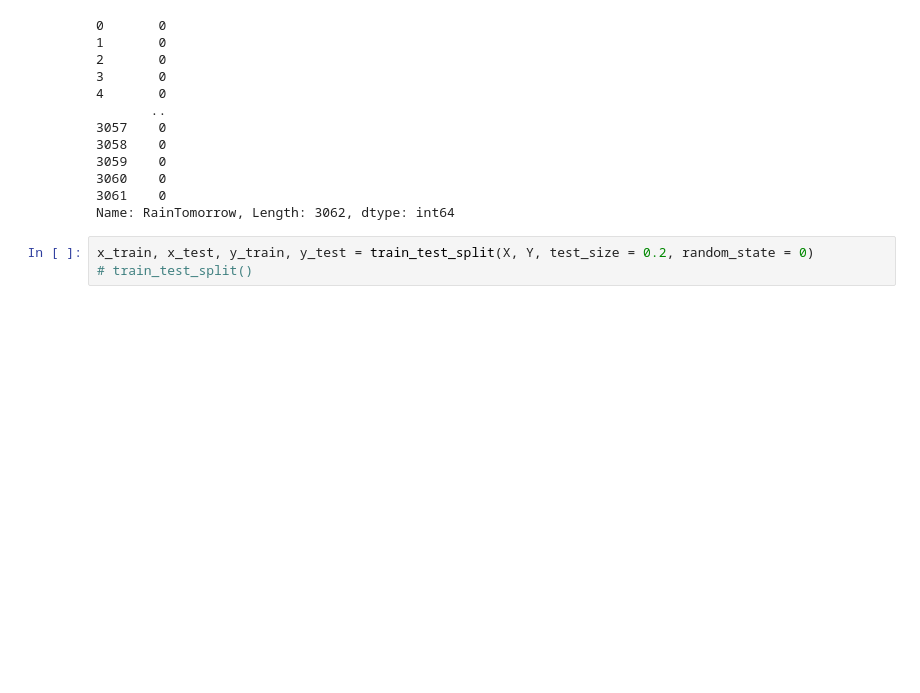
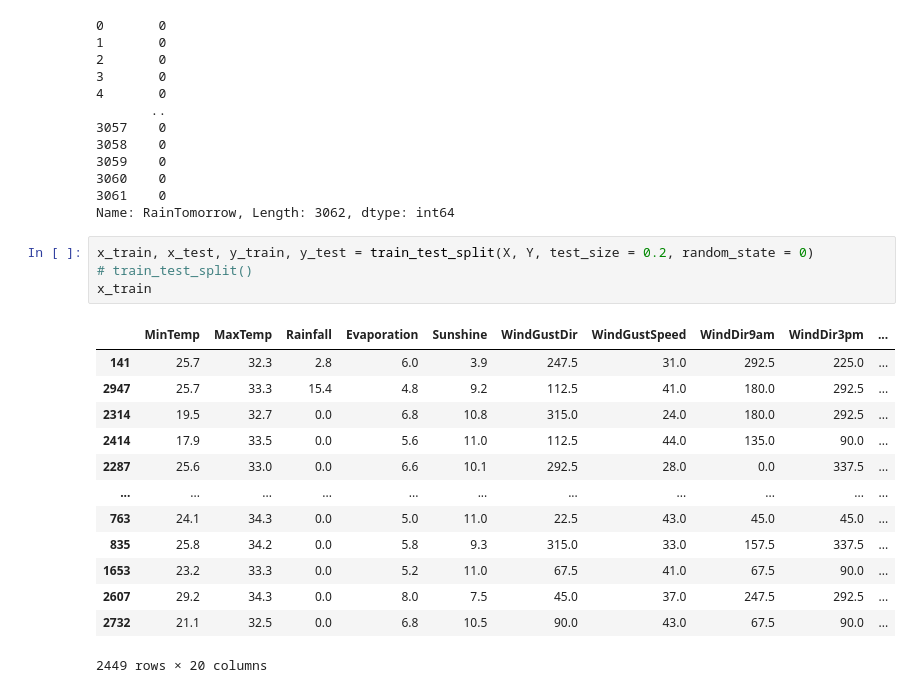
Before and after one commit to siw2009/Sabermetrics_research, a Jupyter notebook: saber.ipynb, the cells around one changed output. Cells and saved outputs as stored; diff of their text form; blank space fills up the shorter version.

```diff
--- a/saber.ipynb
+++ b/saber.ipynb
@@ -42,3 +42,18 @@ Name: RainTomorrow, Length: 3062, dtype: int64
 # %%
 x_train, x_test, y_train, y_test = train_test_split(X, Y, test_size = 0.2, random_state = 0)
 # train_test_split()
+x_train
+# %% [output]
+|  | MinTemp | MaxTemp | Rainfall | Evaporation | Sunshine | WindGustDir | WindGustSpeed | WindDir9am | WindDir3pm | ... |
+| 141 | 25.7 | 32.3 | 2.8 | 6.0 | 3.9 | 247.5 | 31.0 | 292.5 | 225.0 | ... |
+| 2947 | 25.7 | 33.3 | 15.4 | 4.8 | 9.2 | 112.5 | 41.0 | 180.0 | 292.5 | ... |
+| 2314 | 19.5 | 32.7 | 0.0 | 6.8 | 10.8 | 315.0 | 24.0 | 180.0 | 292.5 | ... |
+| 2414 | 17.9 | 33.5 | 0.0 | 5.6 | 11.0 | 112.5 | 44.0 | 135.0 | 90.0 | ... |
+| 2287 | 25.6 | 33.0 | 0.0 | 6.6 | 10.1 | 292.5 | 28.0 | 0.0 | 337.5 | ... |
+| ... | ... | ... | ... | ... | ... | ... | ... | ... | ... | ... |
+| 763 | 24.1 | 34.3 | 0.0 | 5.0 | 11.0 | 22.5 | 43.0 | 45.0 | 45.0 | ... |
+| 835 | 25.8 | 34.2 | 0.0 | 5.8 | 9.3 | 315.0 | 33.0 | 157.5 | 337.5 | ... |
+| 1653 | 23.2 | 33.3 | 0.0 | 5.2 | 11.0 | 67.5 | 41.0 | 67.5 | 90.0 | ... |
+| 2607 | 29.2 | 34.3 | 0.0 | 8.0 | 7.5 | 45.0 | 37.0 | 247.5 | 292.5 | ... |
+| 2732 | 21.1 | 32.5 | 0.0 | 6.8 | 10.5 | 90.0 | 43.0 | 67.5 | 90.0 | ... |
+2449 rows × 20 columns
```
Also changed, not shown: parts of 4 cells of this notebook.
